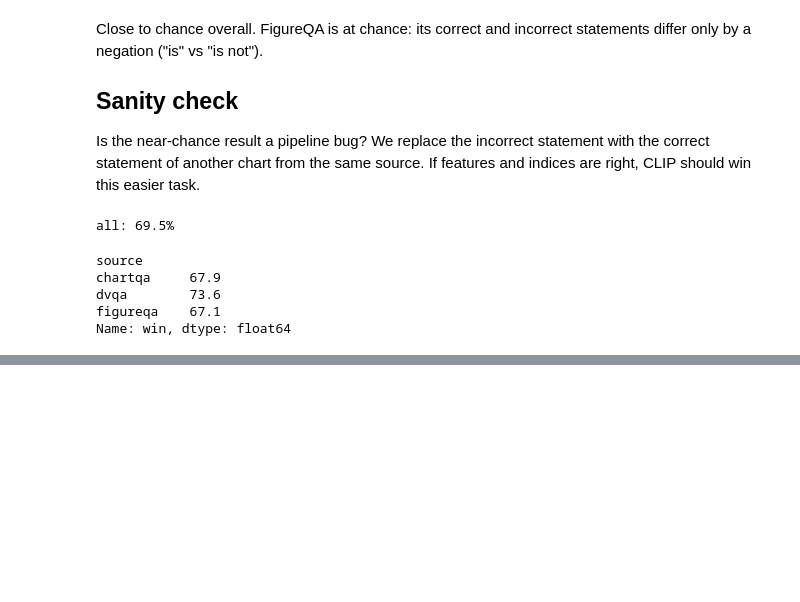
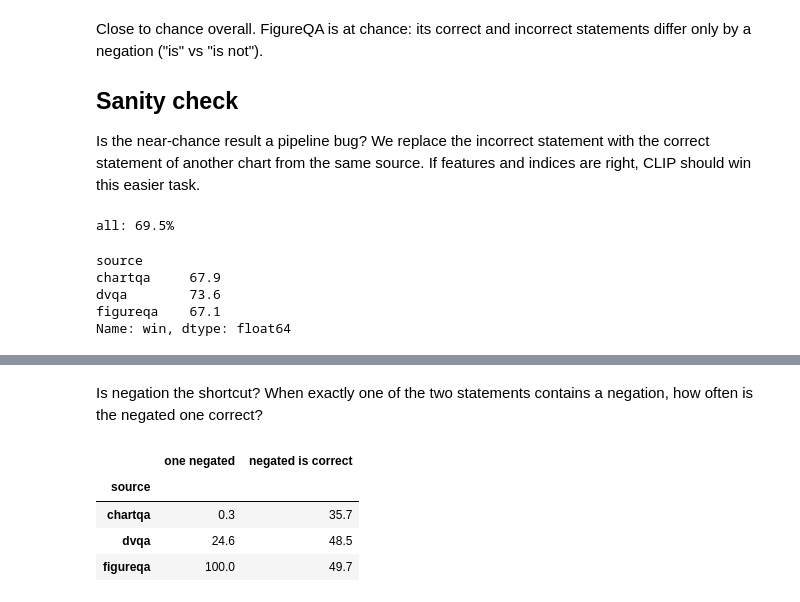
Before and after one commit to Levi-coder07/DeepLearning-Project, a Jupyter notebook: notebooks/02_features_baselines.ipynb, the cells around one changed output, grey strips where cells are left out. Saved outputs shown, nothing was run; the diff lists cells and outputs as text; code cells hidden in the pictures; blank space fills up the shorter version.

```diff
--- a/notebooks/02_features_baselines.ipynb
+++ b/notebooks/02_features_baselines.ipynb
@@ -94,0 +127,17 @@ Name: win, dtype: float64
+# %% [markdown]
+Is negation the shortcut? When exactly one of the two statements contains a negation, how often is the negated one correct?
+# %%
+df = splits["test"]
+negated = lambda s: s.str.contains(r"\bnot\b|n't|\bno\b", case=False)
+n0, n1 = negated(df.option_0), negated(df.option_1)
+differs = n0 != n1
+pd.DataFrame({
+    "one negated": differs.groupby(df.source).mean().mul(100).round(1),
+    "negated is correct": (n1 == (df.label == 1))[differs].groupby(df.source).mean().mul(100).round(1),
+})
+# %% [output]
+|  | one negated | negated is correct |
+| source |  |  |
+| chartqa | 0.3 | 35.7 |
+| dvqa | 24.6 | 48.5 |
+| figureqa | 100.0 | 49.7 |
```
Also changed, not shown: parts of 6 cells of this notebook, 2 other files.
